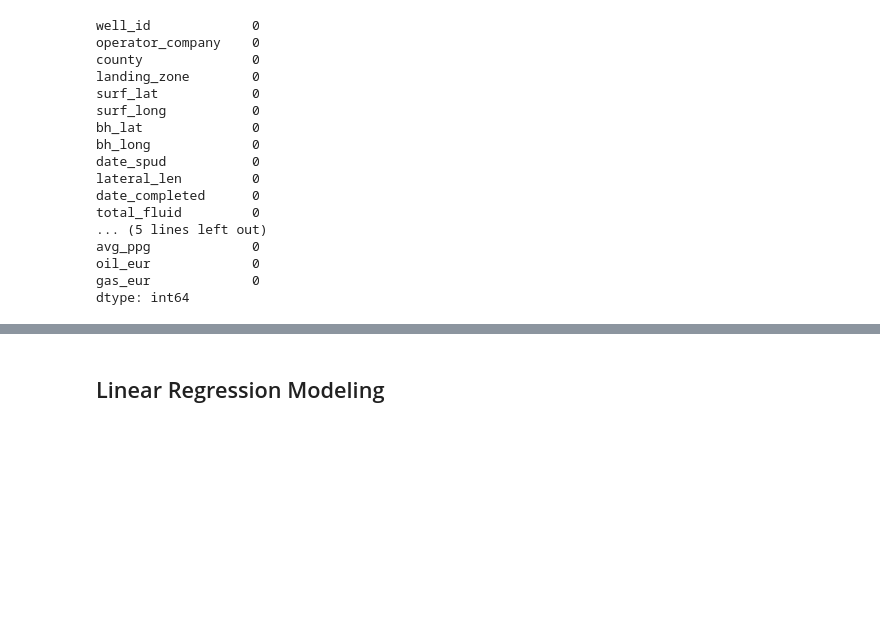
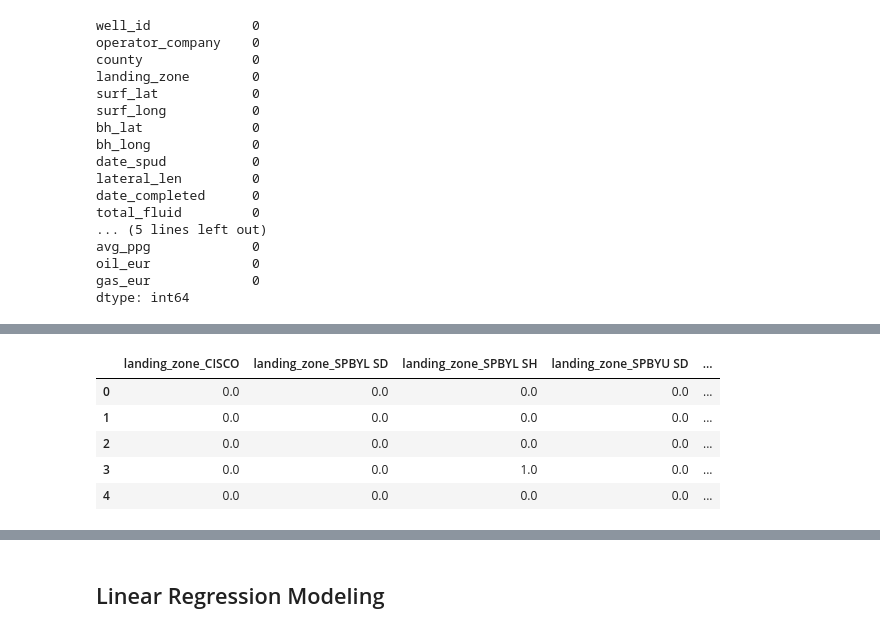
Before and after one commit to Auelocks/Friday_Night_Lights, a Jupyter notebook: Permian_Data_Model.ipynb, the cells around one changed output, grey strips where cells are left out. Saved outputs shown, nothing was run; the diff lists cells and outputs as text; code cells hidden in the pictures; blank space fills up the shorter version.

```diff
--- a/Permian_Data_Model.ipynb
+++ b/Permian_Data_Model.ipynb
@@ -198,0 +194,14 @@ df.head()
+# %%
+# Encoding Landing Zone
+label_encoder = OneHotEncoder(sparse=False)
+encoded_df2 = pd.DataFrame(label_encoder.fit_transform(df.landing_zone.values.reshape(-1,1)))
+# Rename encoded columns
+encoded_df2.columns = label_encoder.get_feature_names(['landing_zone'])
+encoded_df2.head()
+# %% [output]
+|  | landing_zone_CISCO | landing_zone_SPBYL SD | landing_zone_SPBYL SH | landing_zone_SPBYU SD | ... |
+| 0 | 0.0 | 0.0 | 0.0 | 0.0 | ... |
+| 1 | 0.0 | 0.0 | 0.0 | 0.0 | ... |
+| 2 | 0.0 | 0.0 | 0.0 | 0.0 | ... |
+| 3 | 0.0 | 0.0 | 1.0 | 0.0 | ... |
+| 4 | 0.0 | 0.0 | 0.0 | 0.0 | ... |
```
Also changed, not shown: parts of 22 cells of this notebook.
